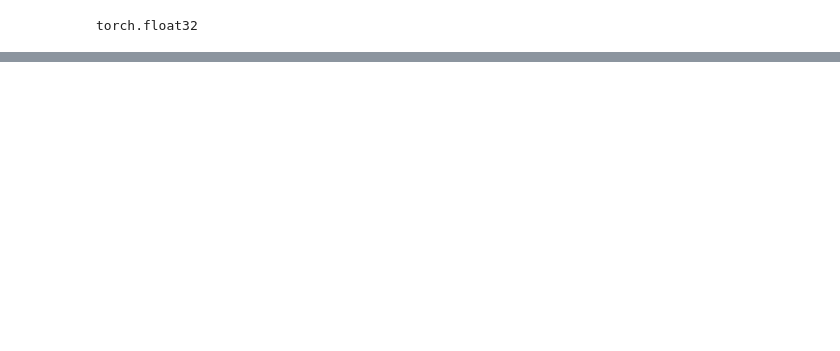
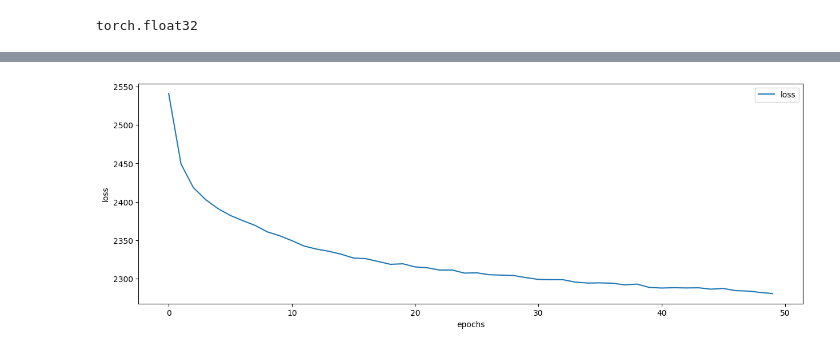
Before and after one commit to sebascarag/AI-SyntheticSound, a Jupyter notebook: TSNE Urbansound8K.ipynb, the cells around one changed output, grey strips where cells are left out. Saved outputs shown, nothing was run; the diff lists cells and outputs as text; code cells hidden in the pictures; blank space fills up the shorter version.

```diff
--- a/TSNE Urbansound8K.ipynb
+++ b/TSNE Urbansound8K.ipynb
@@ -339,0 +514,2 @@ Total Time: 1.18 min
+# %%
+trained_cvae2, losses_cvae2 = train(modelCVAE2, data, num_epochs, kl_version=2)
@@ -339,0 +534,4 @@ Total Time: 1.18 min
+# %%
+plot_losses(losses_cvae2)
+# %% [output]
+[figure, added]
```
Also changed, not shown: parts of 68 cells of this notebook.
